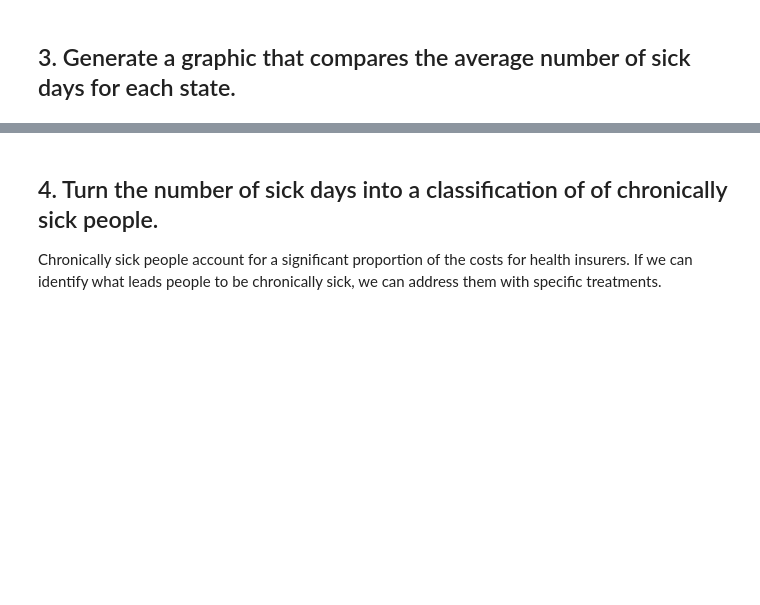
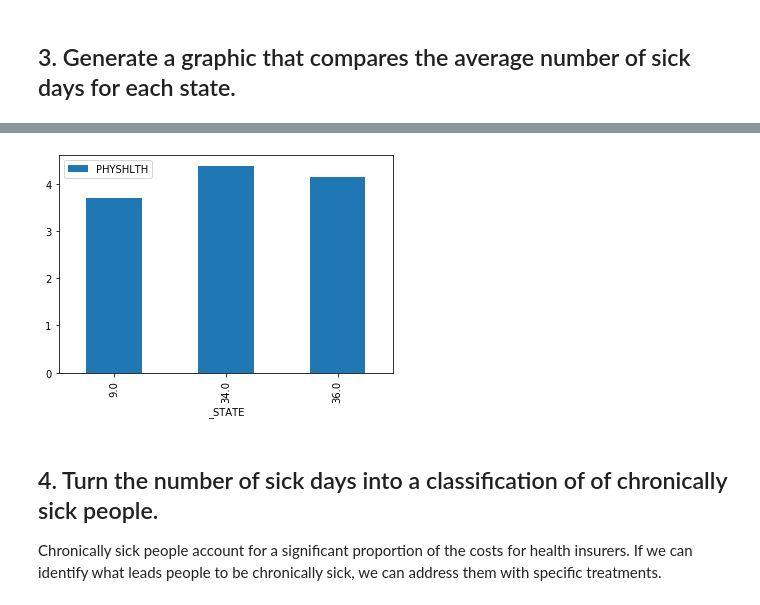
Before and after one commit to jprinfret/nyc-ds-100719-lectures, a Jupyter notebook: week-2/case_study/Data_Exploration_Applied.ipynb, the cells around one changed output, grey strips where cells are left out. Cells and saved outputs as stored; diff of their text form; code cells hidden in the pictures; blank space fills up the shorter version.

```diff
--- a/week-2/case_study/Data_Exploration_Applied.ipynb
+++ b/week-2/case_study/Data_Exploration_Applied.ipynb
@@ -79,3 +72,5 @@ ax_phys.boxplot(df['PHYSHLTH']);
 ## 3. Generate a graphic that compares the average number of sick days for each state.
 # %%
 # code to calculate the average number of sick days by state
+sick_days = pd.DataFrame(df.groupby('_STATE')['PHYSHLTH'].agg('mean'))
+sick_days
@@ -82,5 +83,8 @@ ax_phys.boxplot(df['PHYSHLTH']);
 # %%
 # code to graph those averages using matplotlib
+sick_days.plot(kind='bar');
+# %% [output]
+[figure, added]
 # %% [markdown]
 ## 4. Turn the number of sick days into a classification of of chronically sick people.
 
```
Also changed, not shown: parts of 12 cells of this notebook, 1 other file.
